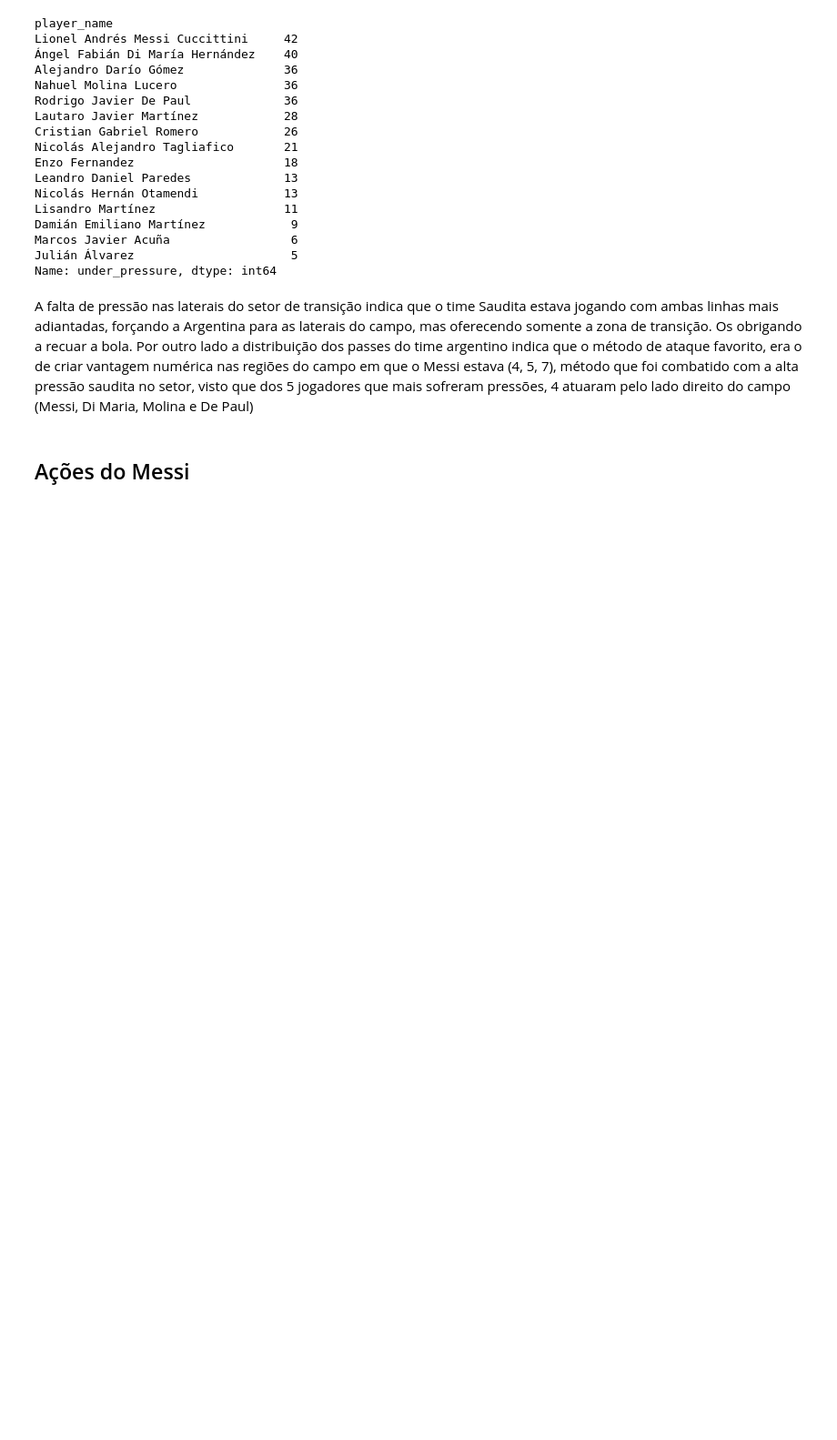
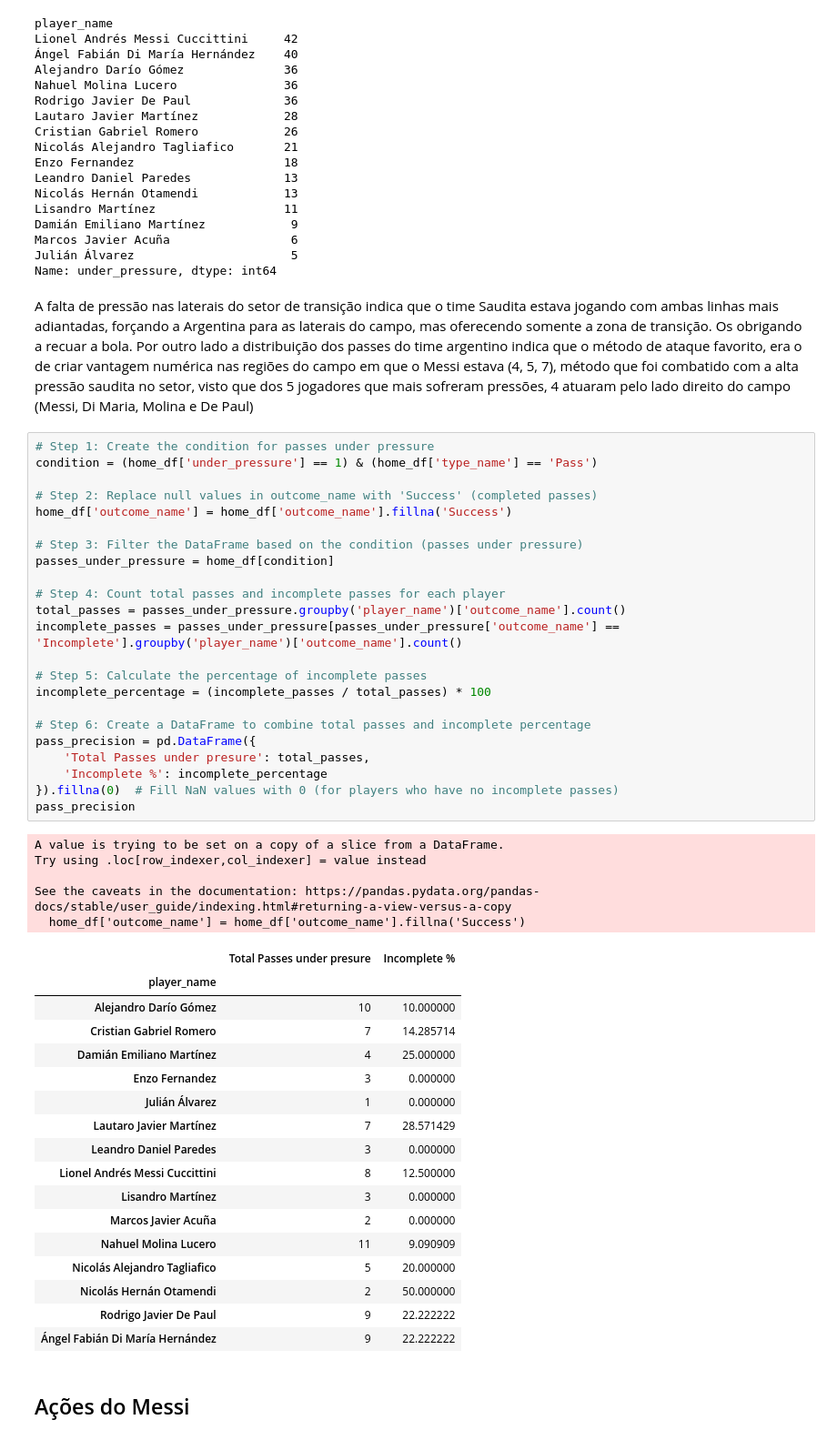
Before and after one commit to Tobi-Sartori/football_skills, a Jupyter notebook: analytics.ipynb, the cells around one changed output. Shown: that part at 91% size. Drawn from its saved outputs; the diff is of its cells as text; blank space fills up the shorter version.

```diff
--- a/analytics.ipynb
+++ b/analytics.ipynb
@@ -272,6 +272,52 @@ Julián Álvarez                      5
 Name: under_pressure, dtype: int64
 # %% [markdown]
 A falta de pressão nas laterais do setor de transição indica que o time Saudita estava jogando com ambas linhas mais adiantadas, forçando a Argentina para as laterais do campo, mas oferecendo somente a zona de transição. Os obrigando a recuar a bola. Por outro lado a distribuição dos passes do time argentino indica que o método de ataque favorito, era o de criar vantagem numérica nas regiões do campo em que o Messi estava (4, 5, 7), método que foi combatido com a alta pressão saudita no setor, visto que dos 5 jogadores que mais sofreram pressões, 4 atuaram pelo lado direito do campo (Messi, Di Maria, Molina e De Paul)
+# %%
+# Step 1: Create the condition for passes under pressure
+condition = (home_df['under_pressure'] == 1) & (home_df['type_name'] == 'Pass')
+
+# Step 2: Replace null values in outcome_name with 'Success' (completed passes)
+home_df['outcome_name'] = home_df['outcome_name'].fillna('Success')
+
+# Step 3: Filter the DataFrame based on the condition (passes under pressure)
+passes_under_pressure = home_df[condition]
+
+# Step 4: Count total passes and incomplete passes for each player
+total_passes = passes_under_pressure.groupby('player_name')['outcome_name'].count()
+incomplete_passes = passes_under_pressure[passes_under_pressure['outcome_name'] == 'Incomplete'].groupby('player_name')['outcome_name'].count()
+
+# Step 5: Calculate the percentage of incomplete passes
+incomplete_percentage = (incomplete_passes / total_passes) * 100
+
+# Step 6: Create a DataFrame to combine total passes and incomplete percentage
+pass_precision = pd.DataFrame({
+    'Total Passes under presure': total_passes,
+    'Incomplete %': incomplete_percentage
+}).fillna(0)  # Fill NaN values with 0 (for players who have no incomplete passes)
+pass_precision
+# %% [output]
+A value is trying to be set on a copy of a slice from a DataFrame.
+Try using .loc[row_indexer,col_indexer] = value instead
+
+See the caveats in the documentation: https://pandas.pydata.org/pandas-docs/stable/user_guide/indexing.html#returning-a-view-versus-a-copy
+  home_df['outcome_name'] = home_df['outcome_name'].fillna('Success')
+|  | Total Passes under presure | Incomplete % |
+| player_name |  |  |
+| Alejandro Darío Gómez | 10 | 10.000000 |
+| Cristian Gabriel Romero | 7 | 14.285714 |
+| Damián Emiliano Martínez | 4 | 25.000000 |
+| Enzo Fernandez | 3 | 0.000000 |
+| Julián Álvarez | 1 | 0.000000 |
+| Lautaro Javier Martínez | 7 | 28.571429 |
+| Leandro Daniel Paredes | 3 | 0.000000 |
+| Lionel Andrés Messi Cuccittini | 8 | 12.500000 |
+| Lisandro Martínez | 3 | 0.000000 |
+| Marcos Javier Acuña | 2 | 0.000000 |
+| Nahuel Molina Lucero | 11 | 9.090909 |
+| Nicolás Alejandro Tagliafico | 5 | 20.000000 |
+| Nicolás Hernán Otamendi | 2 | 50.000000 |
+| Rodrigo Javier De Paul | 9 | 22.222222 |
+| Ángel Fabián Di María Hernández | 9 | 22.222222 |
 # %% [markdown]
 ## Ações do Messi
 # %%
```
Also changed, not shown: parts of 6 cells of this notebook.
